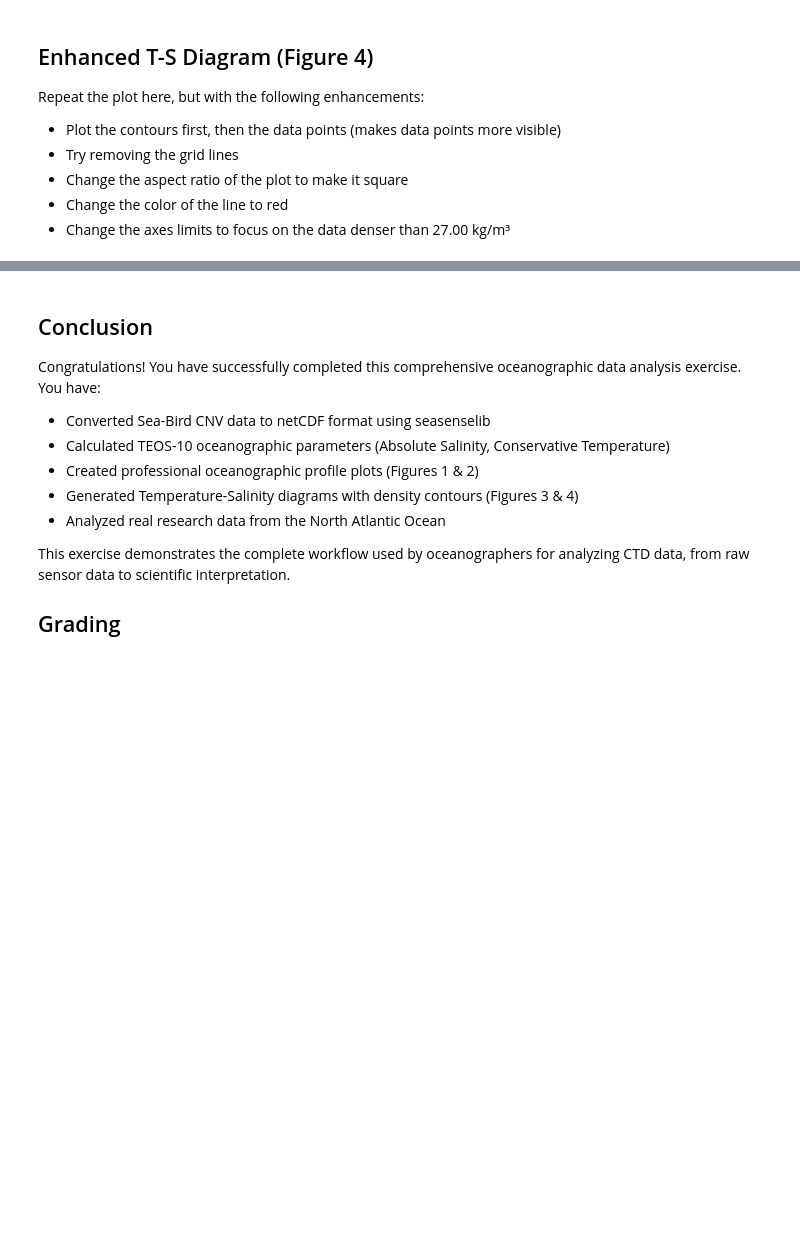
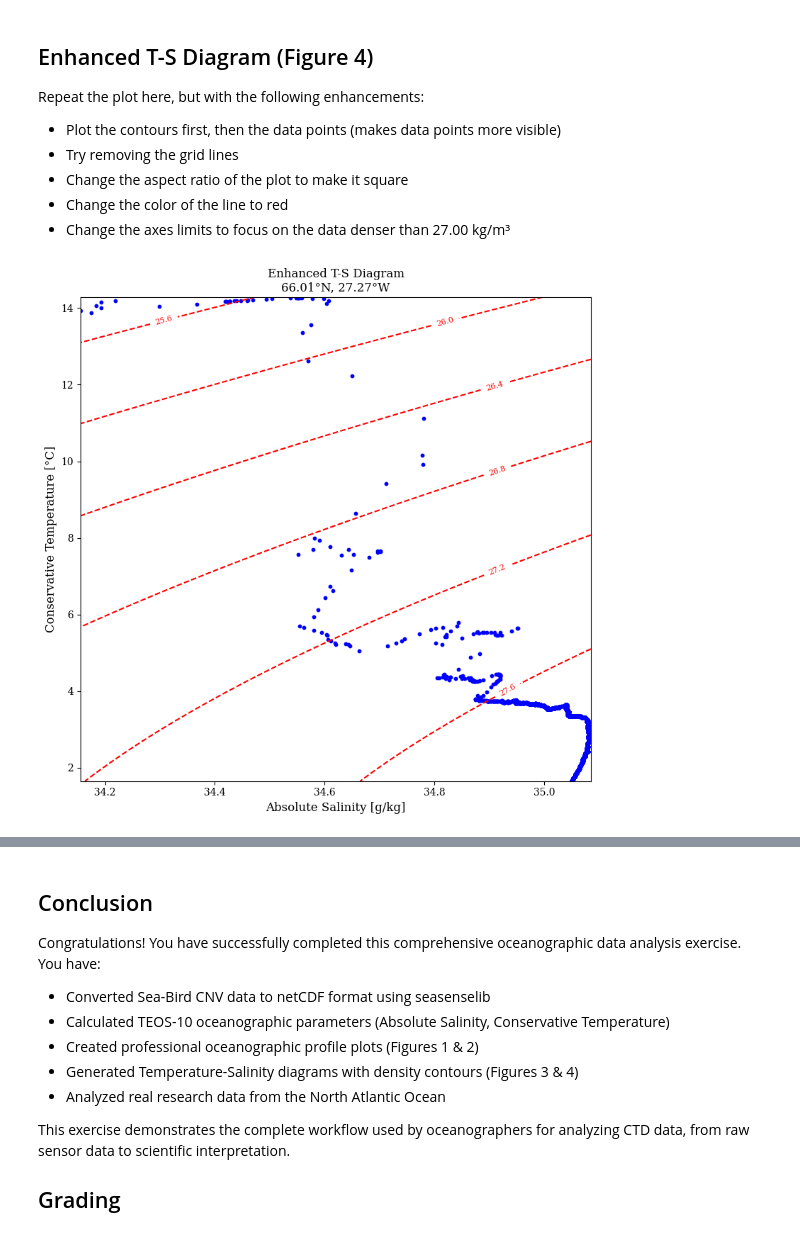
Before and after one commit to ifmeo-courses/messfern-1-ctd-momo23574, a Jupyter notebook: src/assignment.ipynb, the cells around one changed output, grey strips where cells are left out. Cells and saved outputs as stored; diff of their text form; code cells hidden in the pictures; blank space fills up the shorter version.

```diff
--- a/src/assignment.ipynb
+++ b/src/assignment.ipynb
@@ -311,17 +496,57 @@ Repeat the plot here, but with the following enhancements:
 # %%
 # YOUR CODE HERE
 # Repeat the T-S plot from Figure 3, but with these modifications:
 # - Plot the contours first, then the data points (makes data points more visible)
 # - Remove grid lines
 # - Change the aspect ratio of the plot to make it square
 # - Change the color of the line to red
 # - Change the axes limits to focus on data denser than 27.00 kg/m^3
-raise NotImplementedError()
+plt.figure(4, figsize=(8, 8))
+plt.clf()
+
+# Create grid for density contours
+si = np.linspace(float(X.min()), float(X.max()), 50)
+ti = np.linspace(float(Y.min()), float(Y.max()), 50)
+
+Si, Ti = np.meshgrid(si, ti)
+
+# Calculate sigma0 density
+sigma0 = gsw.density.sigma0(Si, Ti)
+
+# Plot contours first
+contours = plt.contour(
+    Si,
+    Ti,
+    sigma0,
+    colors='red',
+    linestyles='--'
+)
+
+plt.clabel(contours, inline=True, fontsize=8)
+
+# Plot data points afterwards
+plt.scatter(X, Y, c='blue', s=10)
+
+# Labels and title
+plt.xlabel('Absolute Salinity [g/kg]', fontsize=12)
+plt.ylabel('Conservative Temperature [°C]', fontsize=12)
+
+plt.title('Enhanced T-S Diagram\n66.01°N, 27.27°W', fontsize=12)
+
+plt.figure(4, figsize=(8, 6))
+
+# Focus on dense water masses
+plt.xlim(float(X.min()), float(X.max()))
+plt.ylim(float(Y.min()), float(Y.max()))
+
+plt.tight_layout()
 
 # Save the figure as a .png file in the figures directory
 # IMPORTANT: Change YourName to your actual last name
-plt.savefig(figdir + 'ex1fig4-YourName-Messfern.png')
+plt.savefig(figdir + 'ex1fig4-Mako-Messfern.png')
 plt.show()
+# %% [output]
+[figure, added]
 # %%
 # Test that Figure 4 was created correctly
 fig4_files = glob.glob(figdir + 'ex1fig4-*-Messfern.png')
```
Also changed, not shown: parts of 21 cells of this notebook, 6 other files.
